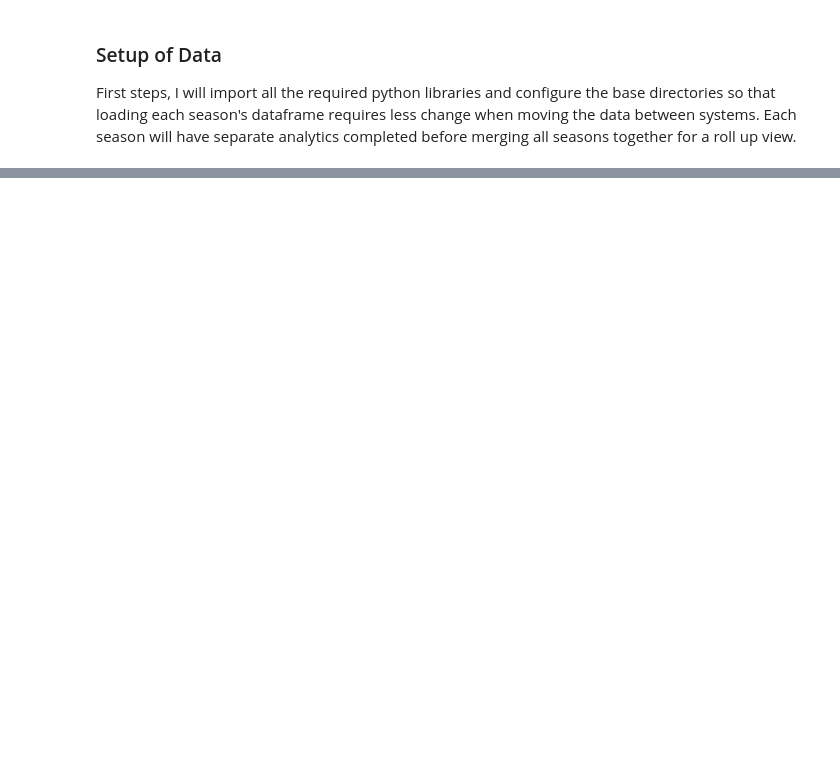
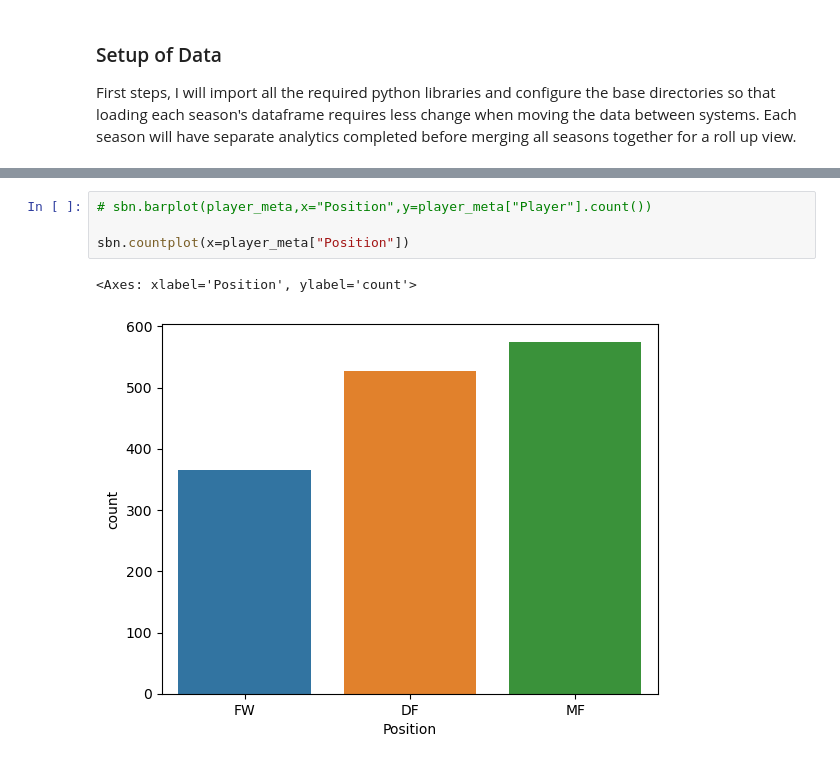
Before and after one commit to ascrivs/studious-couscous, a Jupyter notebook: DSA-Project.ipynb, the cells around one changed output, grey strips where cells are left out. Saved outputs shown, nothing was run; the diff lists cells and outputs as text; blank space fills up the shorter version.

```diff
--- a/DSA-Project.ipynb
+++ b/DSA-Project.ipynb
@@ -160,0 +76,7 @@ season_15_16.head()
+# %%
+# sbn.barplot(player_meta,x="Position",y=player_meta["Player"].count())
+
+sbn.countplot(x=player_meta["Position"])
+# %% [output]
+<Axes: xlabel='Position', ylabel='count'>
+[figure, added]
```
Also changed, not shown: parts of 6 cells of this notebook, 7 other files.
